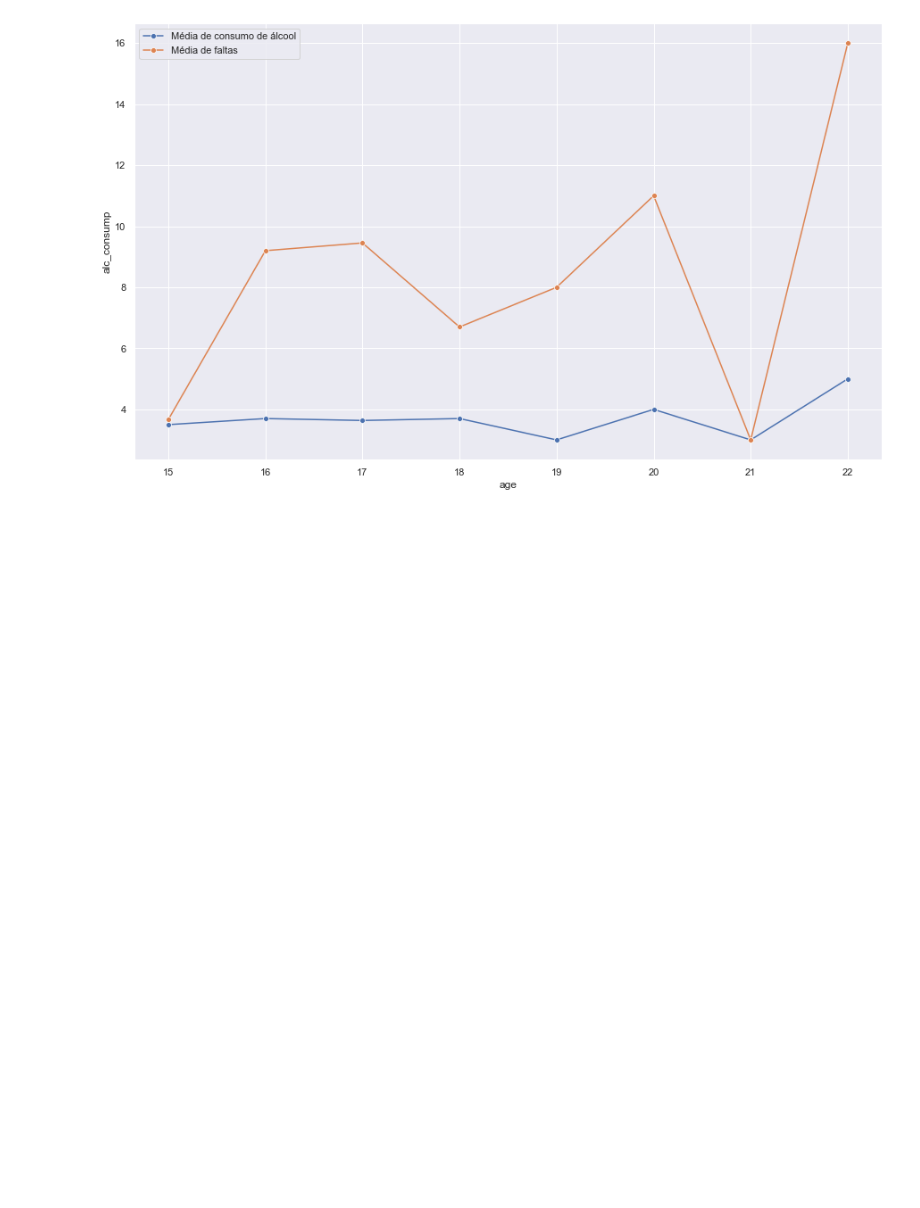
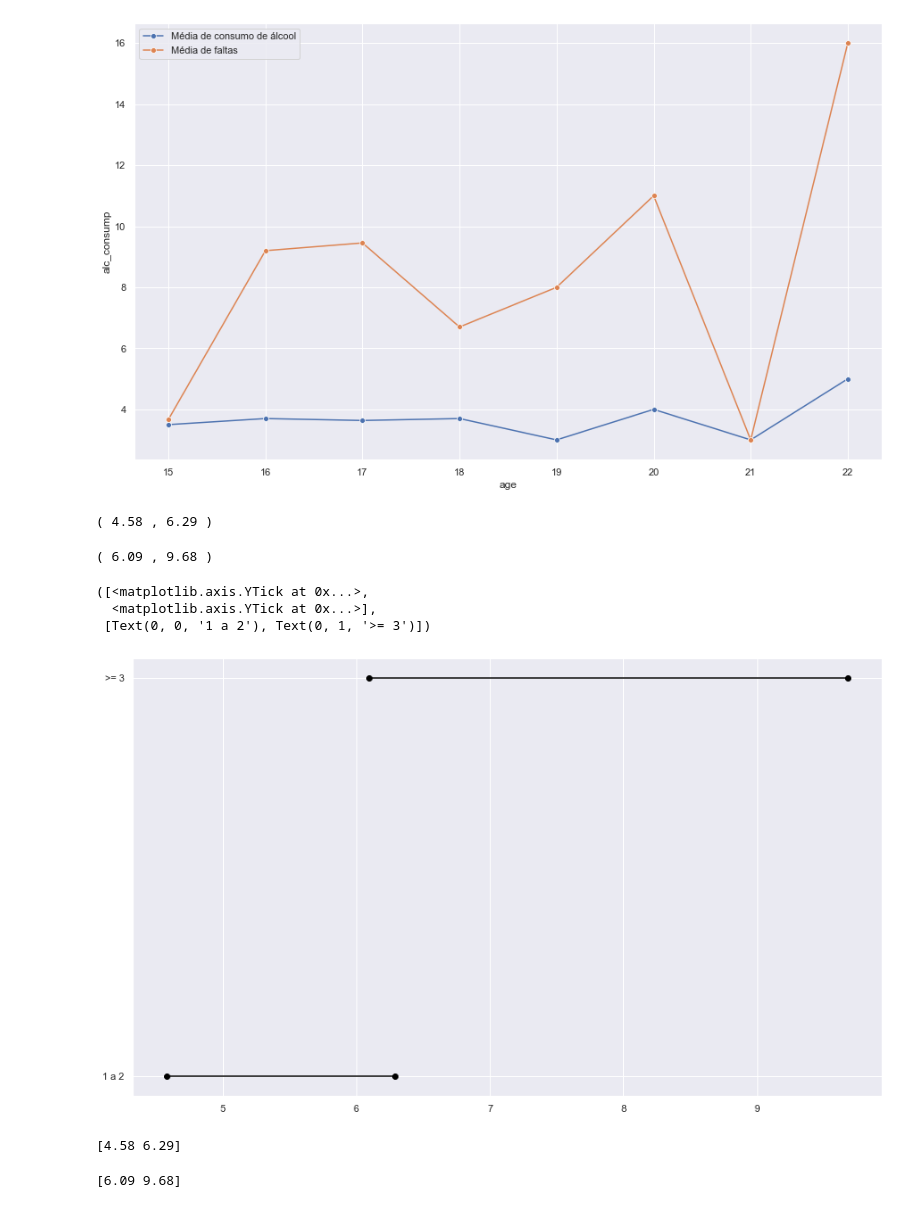
Before and after one commit to ferprr/data-science-project, a Jupyter notebook: notebooks/hypothesis_tests_and_IC.ipynb, the cells around one changed output. Saved outputs shown, nothing was run; the diff lists cells and outputs as text; code cells hidden in the pictures; blank space fills up the shorter version.

```diff
--- a/notebooks/hypothesis_tests_and_IC.ipynb
+++ b/notebooks/hypothesis_tests_and_IC.ipynb
@@ -267,3 +252,56 @@ sns.lineplot(x='age', y='absences', marker='o',
 # %% [output]
 <AxesSubplot:xlabel='age', ylabel='alc_consump'>
 [figure]
+# %%
+#IC para media de faltas de alunos que bebem até 2 vezes nos dias úteis da semana com 95% de confiança
+media_ate_2_t2 = np.mean(alcohol_consumption.loc[alcohol_consumption['Dalc'] < 3 ,'absences'])
+desvio_patrao_ate_2 = np.std(alcohol_consumption.loc[alcohol_consumption['Dalc'] < 3,'absences'])
+
+z = 1.96
+CI_inf_ate_2_t2 = media_ate_2_t2 - z*(desvio_patrao_ate_2/np.sqrt(len(alcohol_consumption.loc[alcohol_consumption['Dalc'] < 3])))
+CI_sup_ate_2_t2 = media_ate_2_t2 + z*(desvio_patrao_ate_2/np.sqrt(len(alcohol_consumption.loc[alcohol_consumption['Dalc'] < 3])))
+
+print('(', np.round(CI_inf_ate_2_t2,2), ',',np.round(CI_sup_ate_2_t2,2), ')')
+# %% [output]
+( 4.58 , 6.29 )
+# %%
+#IC para media de faltas de alunos que bebem de 3 a 5 vezes nos dias úteis da semana com 95% de confiança
+media_3_a_5_t2 = np.mean(alcohol_consumption.loc[alcohol_consumption['Dalc'] > 2 ,'absences'])
+desvio_patrao_3_a_5 = np.std(alcohol_consumption.loc[alcohol_consumption['Dalc'] > 2,'absences'])
+
+z = 1.96
+CI_inf_3_a_5_t2 = media_3_a_5_t2 - z*(desvio_patrao_3_a_5/np.sqrt(len(alcohol_consumption.loc[alcohol_consumption['Dalc'] > 2])))
+CI_sup_3_a_5_t2 = media_3_a_5_t2 + z*(desvio_patrao_3_a_5/np.sqrt(len(alcohol_consumption.loc[alcohol_consumption['Dalc'] > 2])))
+
+print('(', np.round(CI_inf_3_a_5_t2,2), ',',np.round(CI_sup_3_a_5_t2,2), ')')
+# %% [output]
+( 6.09 , 9.68 )
+# %%
+#Plotando visualização dos intervalos de confiança
+
+data_dict = {}
+data_dict['DALC'] = ['1 a 2','>= 3']
+data_dict['INFERIOR'] = [CI_inf_ate_2_t2,CI_inf_3_a_5_t2]
+data_dict['SUPERIOR'] = [CI_sup_ate_2_t2,CI_sup_3_a_5_t2]
+dataset = pd.DataFrame(data_dict)
+
+for INFERIOR,SUPERIOR,y in zip(dataset['INFERIOR'],dataset['SUPERIOR'],range(len(dataset))):
+    plt.plot((INFERIOR,SUPERIOR),(y,y),'ro-',color='black')
+plt.yticks(range(len(dataset)),list(dataset['DALC']))
+# %% [output]
+([<matplotlib.axis.YTick at 0x...>,
+  <matplotlib.axis.YTick at 0x...>],
+ [Text(0, 0, '1 a 2'), Text(0, 1, '>= 3')])
+[figure, added]
+# %%
+#Conferindo com biblioteca scipy.stats - ate 2
+ci_ate_2_t2 = st.norm.interval(alpha=0.95, loc=np.mean(alcohol_consumption.loc[alcohol_consumption['Dalc'] < 3 ,'absences']),scale=st.sem(alcohol_consumption.loc[alcohol_consumption['Dalc'] < 3 ,'absences'],ddof=0, nan_policy='omit'))
+print(np.round(ci_ate_2_t2,2))
+# %% [output]
+[4.58 6.29]
+# %%
+#Conferindo com biblioteca scipy.stats - 3 a 5
+ci_3_a_5_t2 = st.norm.interval(alpha=0.95, loc=np.mean(alcohol_consumption.loc[alcohol_consumption['Dalc'] > 2 ,'absences']),scale=st.sem(alcohol_consumption.loc[alcohol_consumption['Dalc'] > 2 ,'absences'],ddof=0, nan_policy='omit'))
+print(np.round(ci_3_a_5_t2,2))
+# %% [output]
+[6.09 9.68]
```
Also changed, not shown: parts of 26 cells of this notebook.
